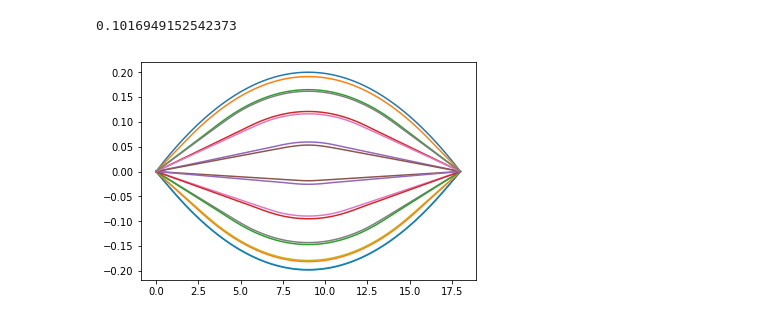
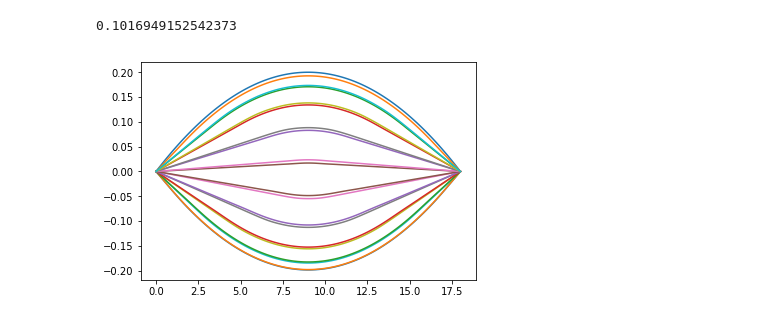
Before and after one commit to kirsider/MChA_5sem, a Jupyter notebook: lab5.ipynb, the cells around one changed output. Cells and saved outputs as stored; diff of their text form; code cells hidden in the pictures.

```diff
--- a/lab5.ipynb
+++ b/lab5.ipynb
@@ -99,10 +94,10 @@ def solve1():
 # %%
 matrix = solve1()
 X = np.linspace(0, L, NK)
 
-for i in range(0, NT, NT//17):
+for i in range(0, NT, NT//19):
     plt.plot(X, matrix[i], label=i)
 #plt.legend()
 plt.show()
 # %% [output]
-[figure, old version]
+[figure, new version]
```
Also changed, not shown: parts of 8 cells of this notebook.
